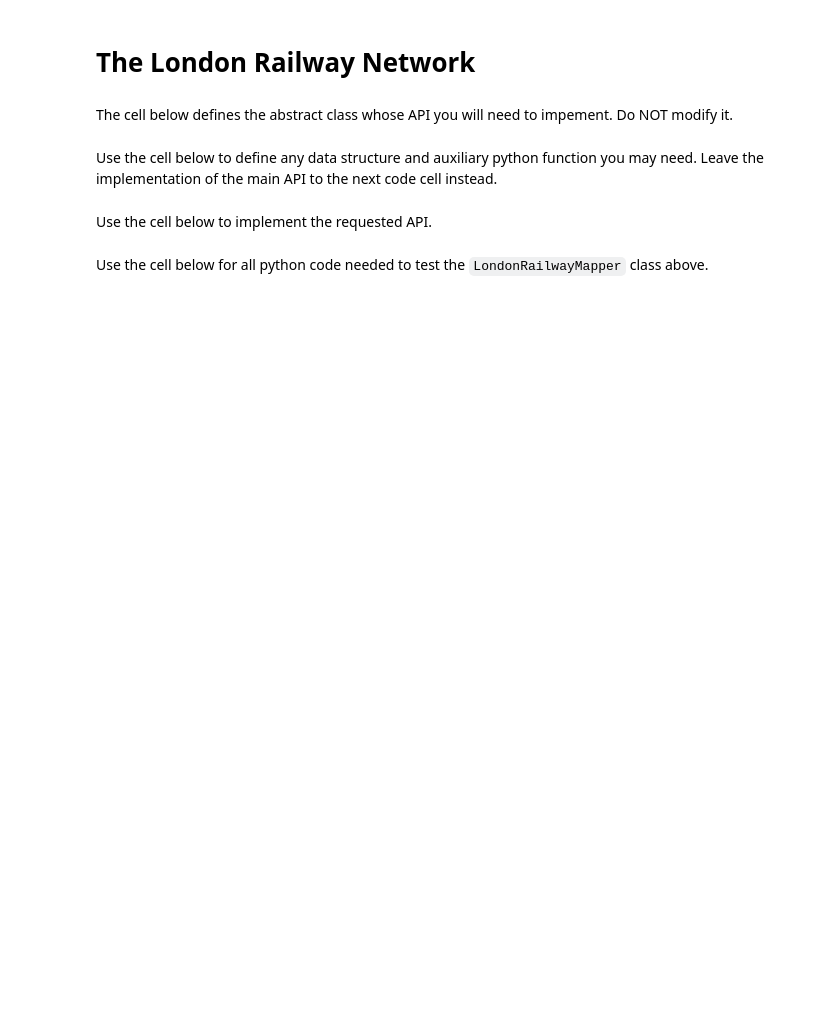
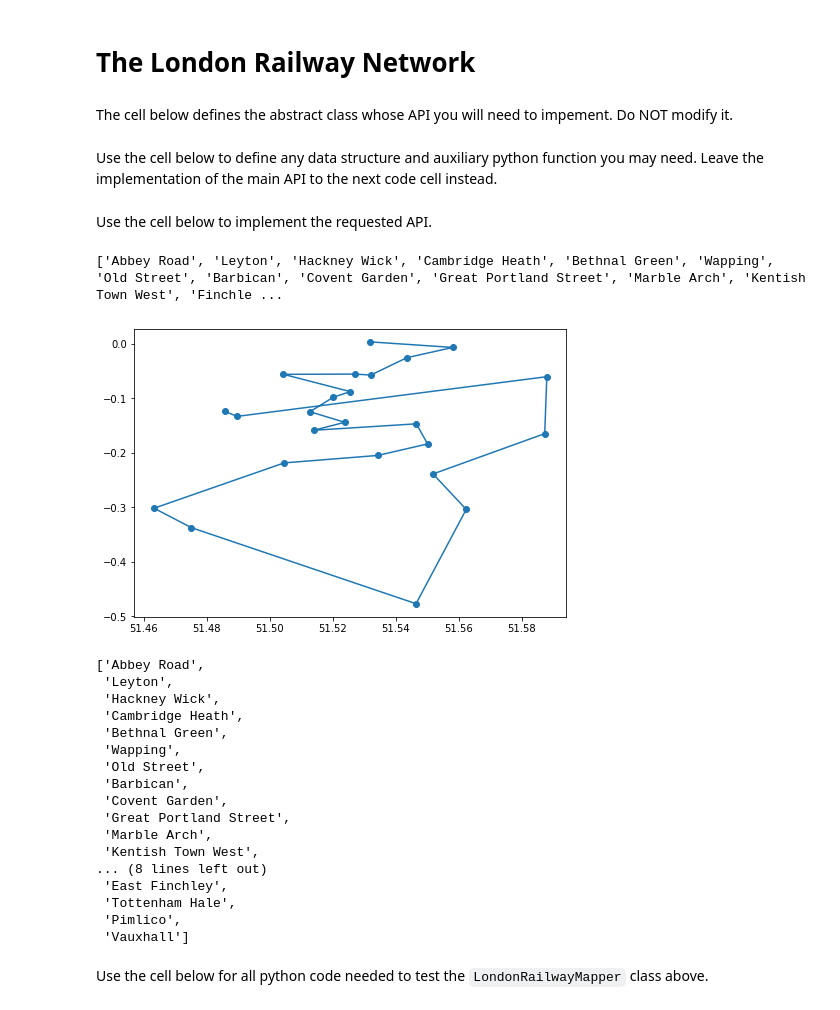
Before and after one commit to ericma1999/algo-coursework, a Jupyter notebook: final notebook/LondonRailwayNetwork.ipynb, the cells around one changed output. Drawn from its saved outputs; the diff is of its cells as text; code cells hidden in the pictures; blank space fills up the shorter version.

```diff
--- a/final notebook/LondonRailwayNetwork.ipynb
+++ b/final notebook/LondonRailwayNetwork.ipynb
@@ -828,10 +739,6 @@ class LondonRailwayMapper(AbstractLondonRailwayMapper):
         result = TwoApprox(graph)
         return result.getPath()
 
-    def __useBruteForce(self, graph):
-        result = BruteForce(graph)
-        return result.bestPath, result.x, result.y
-
     def __useNearestNeighbor(self, graph):
         result = NearestNeighbor(graph)
         print(result.getPaths())
@@ -863,6 +770,31 @@ class LondonRailwayMapper(AbstractLondonRailwayMapper):
         ax.plot(x,y, 'o-')
         plt.show()
         return path
+# %%
+test = LondonRailwayMapper()
+test.loadStationsAndLines()
+
+test.newRailwayLine(["Abbey Road", "Barbican", "Bethnal Green", "Cambridge Heath", "Covent Garden", "Dollis Hill", "East Finchley", "Finchley Road and Frognal", "Great Portland Street", "Hackney Wick", "Isleworth", "Kentish Town West", "Leyton", "Marble Arch", "North Wembley", "Old Street", "Pimlico", "Queens Park", "Richmond", "Shepherds Bush", "Tottenham Hale", "Uxbridge", "Vauxhall", "Wapping"])
+# %% [output]
+['Abbey Road', 'Leyton', 'Hackney Wick', 'Cambridge Heath', 'Bethnal Green', 'Wapping', 'Old Street', 'Barbican', 'Covent Garden', 'Great Portland Street', 'Marble Arch', 'Kentish Town West', 'Finchle ...
+[figure, added]
+['Abbey Road',
+ 'Leyton',
+ 'Hackney Wick',
+ 'Cambridge Heath',
+ 'Bethnal Green',
+ 'Wapping',
+ 'Old Street',
+ 'Barbican',
+ 'Covent Garden',
+ 'Great Portland Street',
+ 'Marble Arch',
+ 'Kentish Town West',
+... (8 lines left out)
+ 'East Finchley',
+ 'Tottenham Hale',
+ 'Pimlico',
+ 'Vauxhall']
 # %% [markdown]
 Use the cell below for all python code needed to test the `LondonRailwayMapper` class above.
 # %%
```
Also changed, not shown: parts of 5 cells of this notebook.
